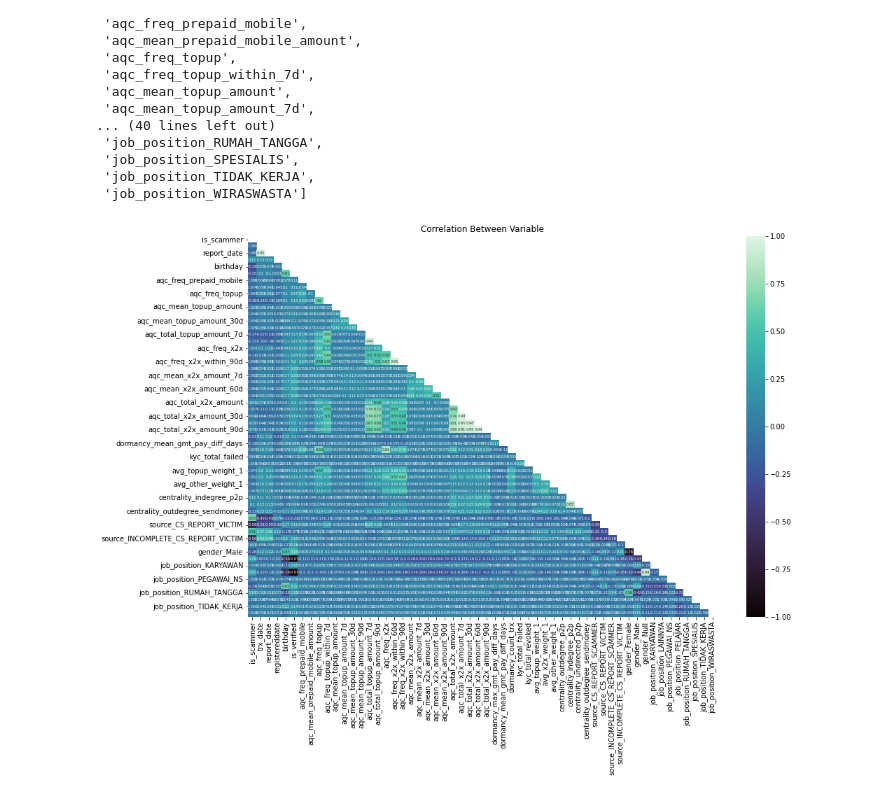
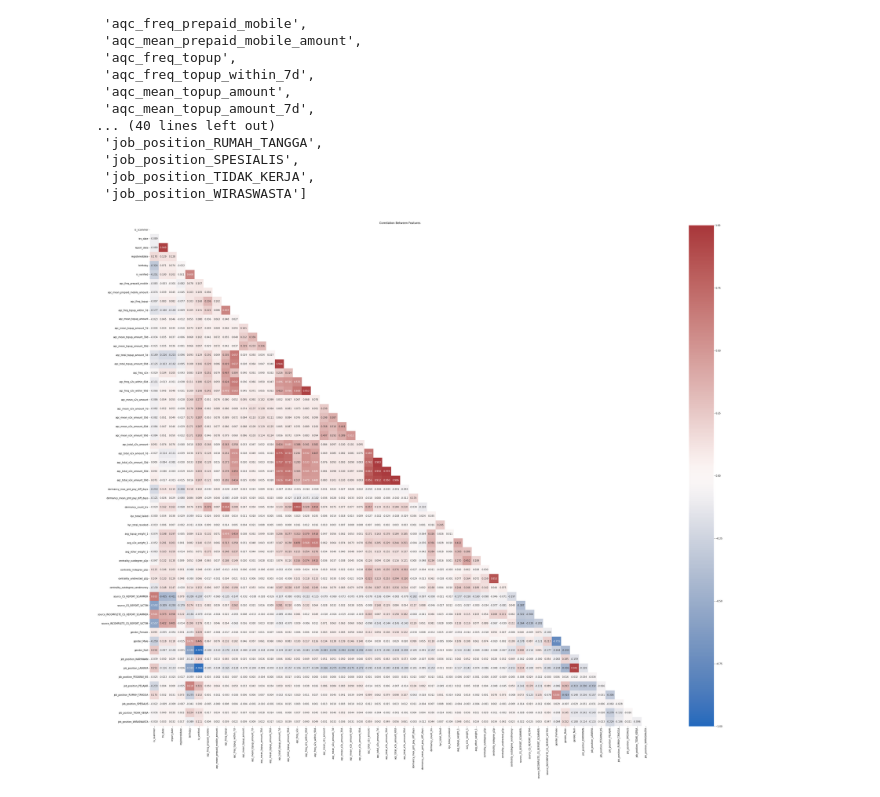
Before and after one commit to C23-FD-1/ml, a Jupyter notebook: Cleaning_coba.ipynb, the cells around one changed output. Drawn from its saved outputs; the diff is of its cells as text; code cells hidden in the pictures.

Commit message:
revised heatmap

```diff
--- a/Cleaning_coba.ipynb
+++ b/Cleaning_coba.ipynb
@@ -202,18 +200,21 @@ corr_column
 import seaborn as sns
 import matplotlib.pyplot as plt
 # %%
-fig = plt.figure(figsize=(15,10))
+# Check Correlation of Features, then Make Relational Map
+corr_column = df3.select_dtypes(include=[np.number]).columns.to_list()
 
+fig = plt.figure(figsize=(60,40))
 ax = fig.add_subplot(1, 1, 1)
-ax.set_title('Correlation Between Variable')
+ax.set_title('Correlation Between Features')
 
 mask = np.triu(np.ones_like(
     df3[corr_column].corr(), dtype=np.bool))
 
-sns.heatmap(df3[corr_column].corr(),vmin=-1,
-            vmax=1,cmap='mako',annot=True,mask=mask,
-            annot_kws={"fontsize":5})
+sns.heatmap(df3[corr_column].corr(),
+            vmin=-1, vmax=1, cmap='vlag', annot=True, fmt='.3f', mask=mask,
+            annot_kws = {'fontsize': 10, 'fontweight':'roman'},
+            square=True)
 
 plt.show()
 # %% [output]
-[figure, old version]
+[figure, new version]
```
Also changed, not shown: parts of 4 cells of this notebook.
